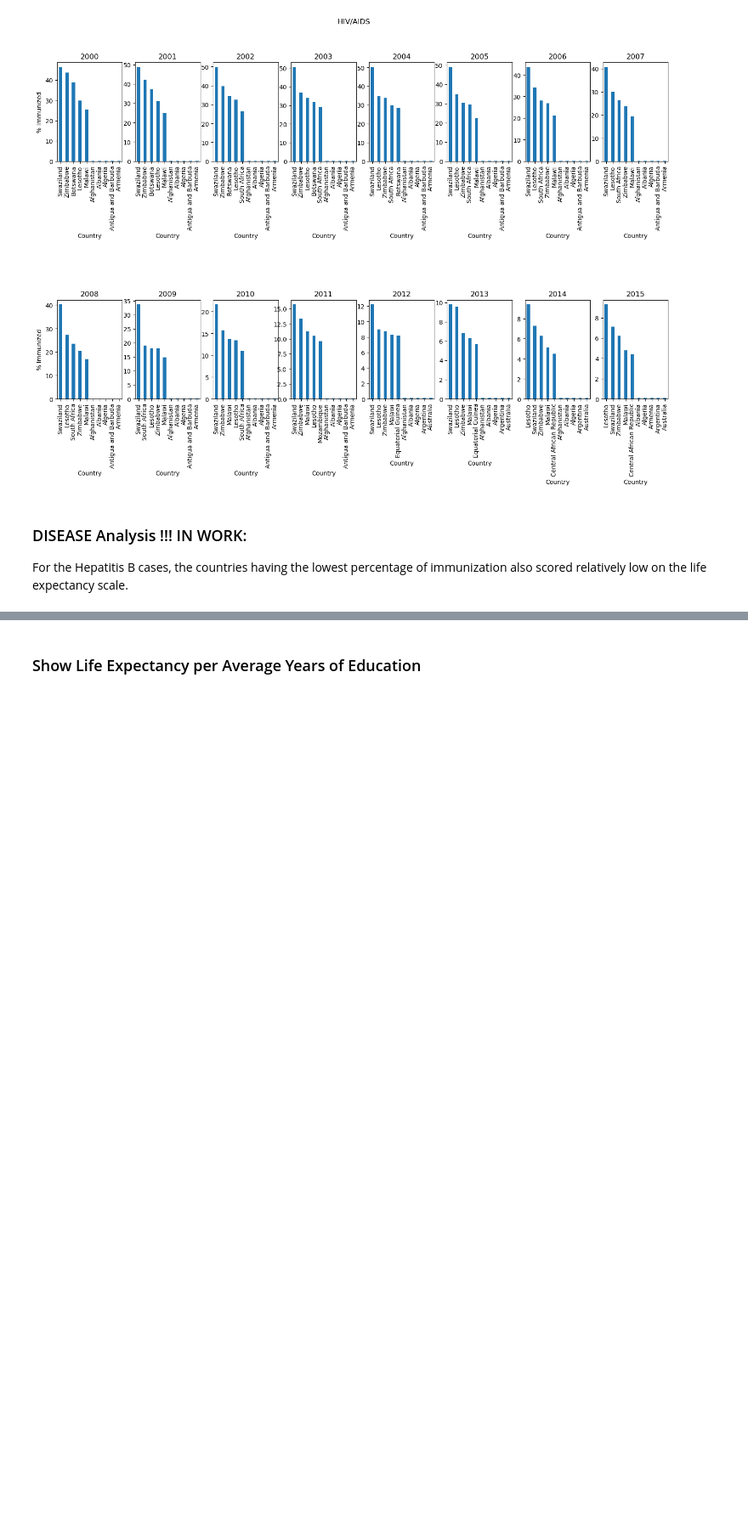
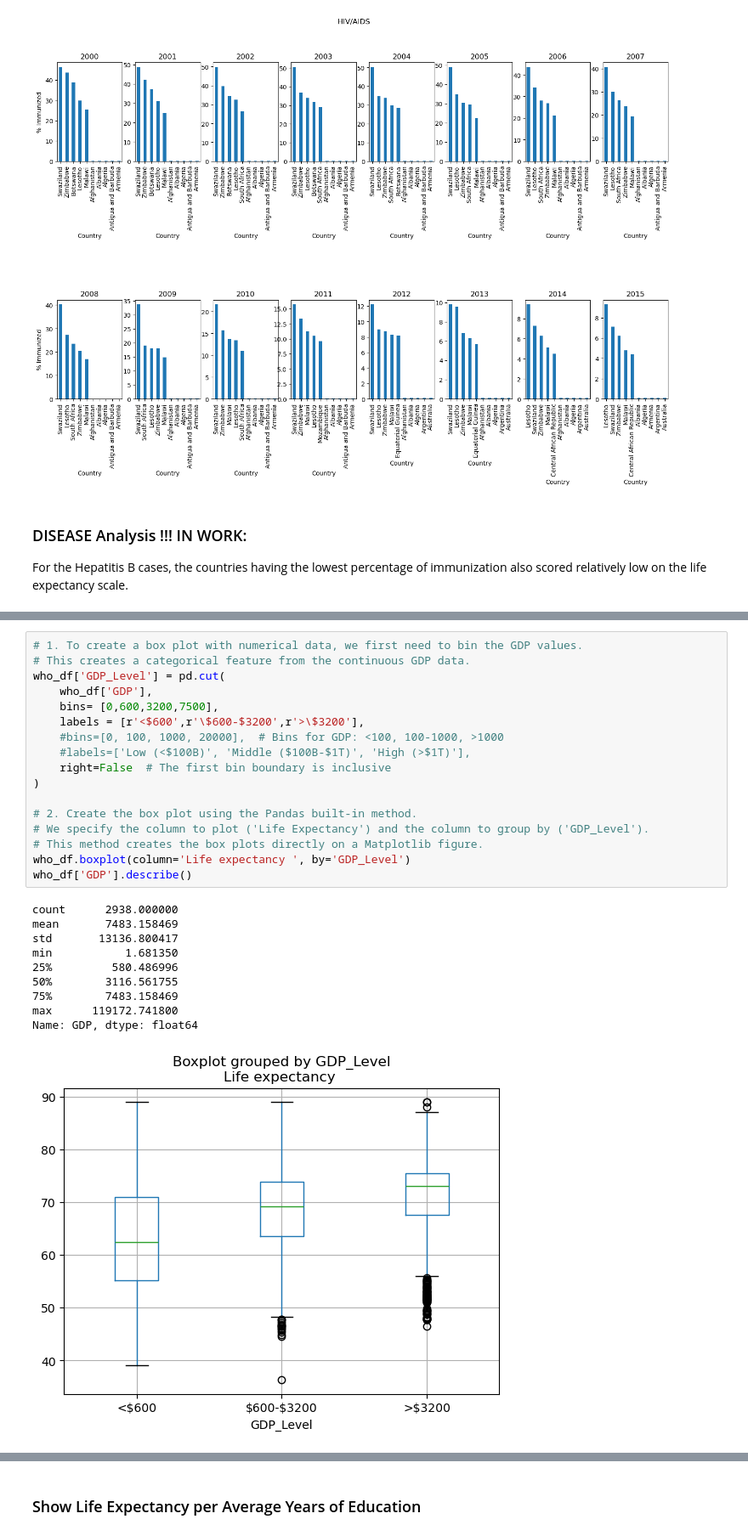
Before and after one commit to einsteinxx/UCLA_450.2_SUMMER, a Jupyter notebook: FinalProject_KeaneGonzalez.ipynb, the cells around one changed output, grey strips where cells are left out. Shown at 85% size. Cells and saved outputs as stored; diff of their text form; blank space fills up the shorter version.

```diff
--- a/FinalProject_KeaneGonzalez.ipynb
+++ b/FinalProject_KeaneGonzalez.ipynb
@@ -885 +927,29 @@ For the Hepatitis B cases, the countries having the lowest percentage of immuniz
+# %%
+# 1. To create a box plot with numerical data, we first need to bin the GDP values.
+# This creates a categorical feature from the continuous GDP data.
+who_df['GDP_Level'] = pd.cut(
+    who_df['GDP'],
+    bins= [0,600,3200,7500],
+    labels = [r'<$600',r'\$600-$3200',r'>\$3200'],
+    #bins=[0, 100, 1000, 20000],  # Bins for GDP: <100, 100-1000, >1000
+    #labels=['Low (<$100B)', 'Middle ($100B-$1T)', 'High (>$1T)'],
+    right=False  # The first bin boundary is inclusive
+)
+
+# 2. Create the box plot using the Pandas built-in method.
+# We specify the column to plot ('Life Expectancy') and the column to group by ('GDP_Level').
+# This method creates the box plots directly on a Matplotlib figure.
+who_df.boxplot(column='Life expectancy ', by='GDP_Level')
+who_df['GDP'].describe()
+# %% [output]
+count      2938.000000
+mean       7483.158469
+std       13136.800417
+min           1.681350
+25%         580.486996
+50%        3116.561755
+75%        7483.158469
+max      119172.741800
+Name: GDP, dtype: float64
+[figure, added]
 # %% [markdown]
```
Also changed, not shown: parts of 11 cells of this notebook.
